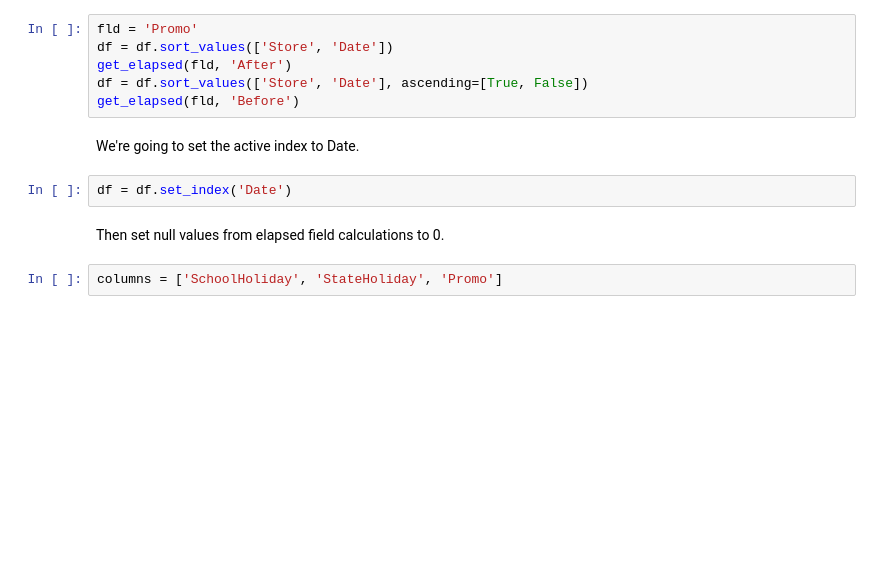
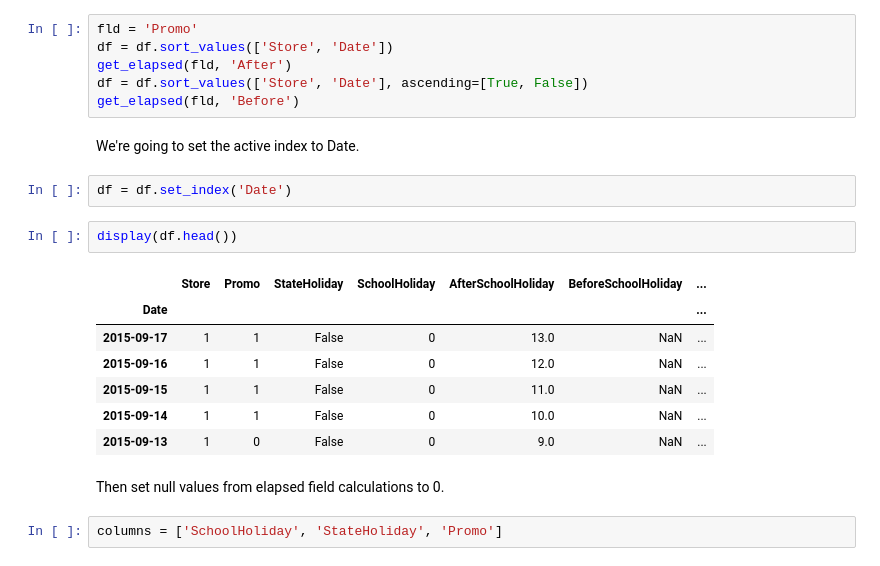
Before and after one commit to s-gr/RSSMNN, a Jupyter notebook: notebook.ipynb, the cells around one changed output. Cells and saved outputs as stored; diff of their text form; blank space fills up the shorter version.

```diff
--- a/notebook.ipynb
+++ b/notebook.ipynb
@@ -354,6 +382,16 @@ get_elapsed(fld, 'Before')
 We're going to set the active index to Date.
 # %%
 df = df.set_index('Date')
+# %%
+display(df.head())
+# %% [output]
+|  | Store | Promo | StateHoliday | SchoolHoliday | AfterSchoolHoliday | BeforeSchoolHoliday | ... |
+| Date |  |  |  |  |  |  | ... |
+| 2015-09-17 | 1 | 1 | False | 0 | 13.0 | NaN | ... |
+| 2015-09-16 | 1 | 1 | False | 0 | 12.0 | NaN | ... |
+| 2015-09-15 | 1 | 1 | False | 0 | 11.0 | NaN | ... |
+| 2015-09-14 | 1 | 1 | False | 0 | 10.0 | NaN | ... |
+| 2015-09-13 | 1 | 0 | False | 0 | 9.0 | NaN | ... |
 # %% [markdown]
 Then set null values from elapsed field calculations to 0.
 # %%
```
Also changed, not shown: parts of 14 cells of this notebook, 3 other files.
